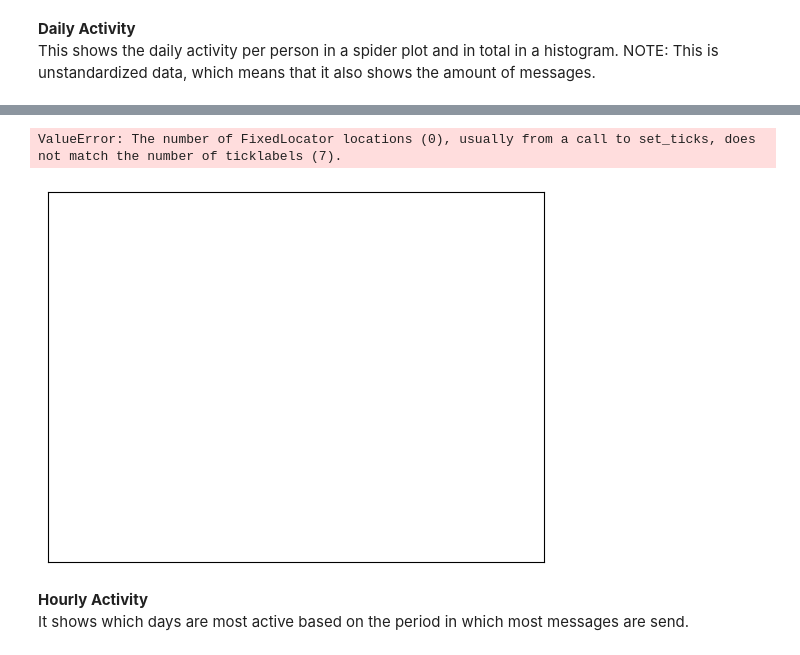
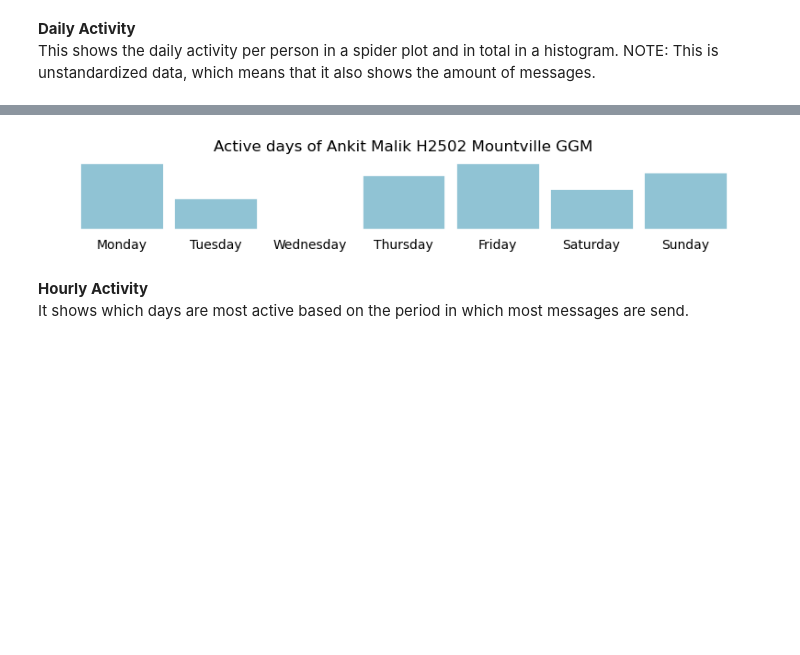
Before and after one commit to ashishjain1547/pubML, a Jupyter notebook: e10_whatsapp_soan/P4 - Soan (MMV Family).ipynb, the cells around one changed output, grey strips where cells are left out. Cells and saved outputs as stored; diff of their text form; code cells hidden in the pictures; blank space fills up the shorter version.

```diff
--- a/e10_whatsapp_soan/P4 - Soan (MMV Family).ipynb
+++ b/e10_whatsapp_soan/P4 - Soan (MMV Family).ipynb
@@ -465,10 +466,8 @@ findfont: Font family ['Comic Sans MS'] not found. Falling back to DejaVu Sans.
 [figure]
 # %%
-for i in ['Shital Karhade', 'Shambhavi Choudhary']:
-    general.plot_active_days(df, savefig=False, dpi=100, user = i)
+general.plot_active_days(df, savefig=False, dpi=100, user = 'Ankit Malik H2502 Mountville GGM')
 # %% [output]
-ValueError: The number of FixedLocator locations (0), usually from a call to set_ticks, does not match the number of ticklabels (7).
-[figure, old version]
+[figure, new version]
 # %% [markdown]
 **Hourly Activity**
 It shows which days are most active based on the period in which most messages are send.
```
Also changed, not shown: parts of 15 cells of this notebook.
